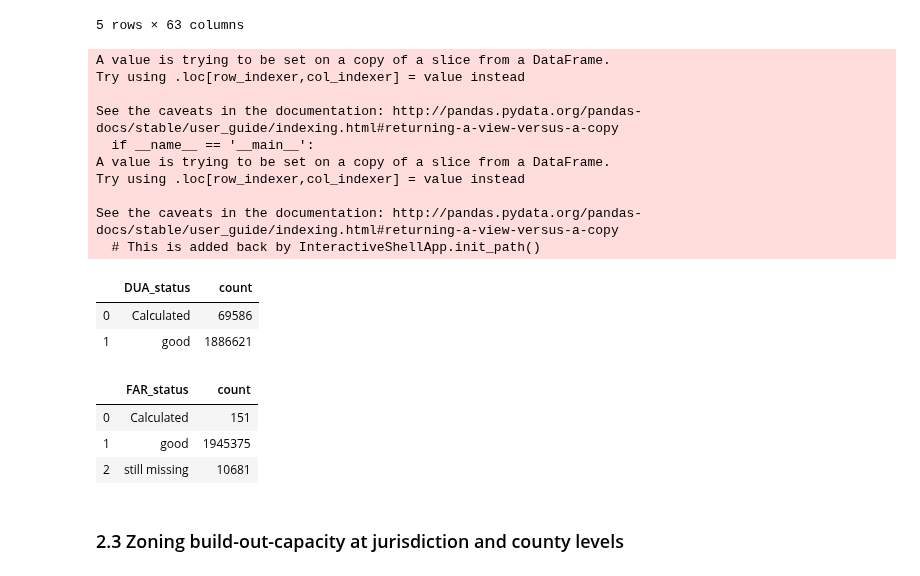
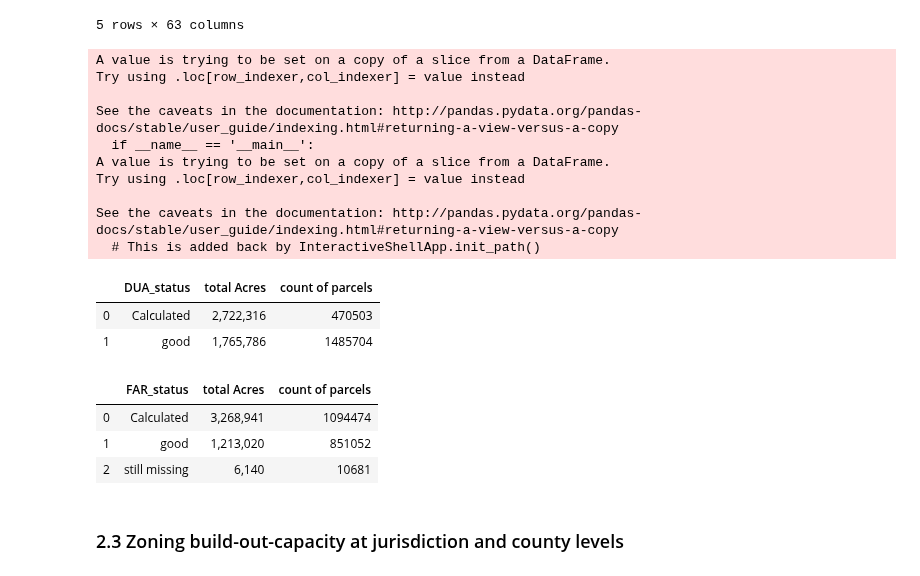
Before and after one commit to BayAreaMetro/petrale, a Jupyter notebook: policies/plu/BASIS_boc/PLU_BOC_capacity_calculation_map_v2.ipynb, the cells around one changed output. Cells and saved outputs as stored; diff of their text form; code cells hidden in the pictures.

Commit message:
Update PLU_BOC_capacity_calculation_map_v2.ipynb
update far/dua estimations

```diff
--- a/policies/plu/BASIS_boc/PLU_BOC_capacity_calculation_map_v2.ipynb
+++ b/policies/plu/BASIS_boc/PLU_BOC_capacity_calculation_map_v2.ipynb
@@ -407,37 +407,41 @@ p10_capacity.head()
 5 rows × 63 columns
 # %%
 # Parcels missing intensity data
-missing = p10_capacity[['PARCEL_ID','COUNTY_ID','JURIS',
+missing = p10_capacity[['PARCEL_ID','COUNTY_ID','JURIS', 'ACRES',
                                   'allowRes_10','allowNonRes_10','allowRes_18','allowNonRes_18',
                                   'MAX_DUA_10','MAX_DUA_18','MAX_FAR_10','MAX_FAR_18', 'NODEV_PBA40','NODEV_PBA50',
                                   'BUILDING_TYPES_SOURCE_18','SOURCE_18',
                                   'calc_DUA_10','calc_FAR_10','calc_DUA_18','calc_FAR_18']]
 #print(missing.dtypes)
 missing['DUA_status'] = np.where(missing['calc_DUA_18'] == 'Yuqi','Calculated',np.where((
     missing['MAX_DUA_18'].isnull()) & (missing['NODEV_PBA50'] == 0) & (missing['allowRes_18'] == True),'still missing','good'))
 missing['FAR_status'] = np.where(missing['calc_FAR_18'] == 'Yuqi','Calculated',np.where(
     (missing['MAX_FAR_18'].isnull()) & (missing['NODEV_PBA50'] == 0) & (missing['allowNonRes_18'] == True),'still missing','good'))
 
-display(missing.groupby(['DUA_status'])['PARCEL_ID'].count().reset_index().rename(columns = {'PARCEL_ID':'count'}))
-display(missing.groupby(['FAR_status'])['PARCEL_ID'].count().reset_index().rename(columns = {'PARCEL_ID':'count'}))
+dua_status = missing.groupby(['DUA_status'])['ACRES'].agg(['sum','count']).reset_index().rename(columns = {'sum':'total Acres','count':'count of parcels'})
+far_status = missing.groupby(['FAR_status'])['ACRES'].agg(['sum','count']).reset_index().rename(columns = {'sum':'total Acres','count':'count of parcels'})
+dua_status['total Acres'] = dua_status['total Acres'].apply(lambda x: f'{int(x):,}')
+far_status['total Acres'] = far_status['total Acres'].apply(lambda x: f'{int(x):,}')
+display(dua_status)
+display(far_status)
 # %% [output]
 A value is trying to be set on a copy of a slice from a DataFrame.
 Try using .loc[row_indexer,col_indexer] = value instead
 
 See the caveats in the documentation: http://pandas.pydata.org/pandas-docs/stable/user_guide/indexing.html#returning-a-view-versus-a-copy
   if __name__ == '__main__':
 A value is trying to be set on a copy of a slice from a DataFrame.
 Try using .loc[row_indexer,col_indexer] = value instead
 
 See the caveats in the documentation: http://pandas.pydata.org/pandas-docs/stable/user_guide/indexing.html#returning-a-view-versus-a-copy
   # This is added back by InteractiveShellApp.init_path()
-|  | DUA_status | count |
-| 0 | Calculated | 69586 |
-| 1 | good | 1886621 |
+|  | DUA_status | total Acres | count of parcels |
+| 0 | Calculated | 2,722,316 | 470503 |
+| 1 | good | 1,765,786 | 1485704 |
-|  | FAR_status | count |
-| 0 | Calculated | 151 |
-| 1 | good | 1945375 |
-| 2 | still missing | 10681 |
+|  | FAR_status | total Acres | count of parcels |
+| 0 | Calculated | 3,268,941 | 1094474 |
+| 1 | good | 1,213,020 | 851052 |
+| 2 | still missing | 6,140 | 10681 |
 # %% [markdown]
 ### 2.3 Zoning build-out-capacity at jurisdiction and county levels
 # %%
```
Also changed, not shown: parts of 6 cells of this notebook.
